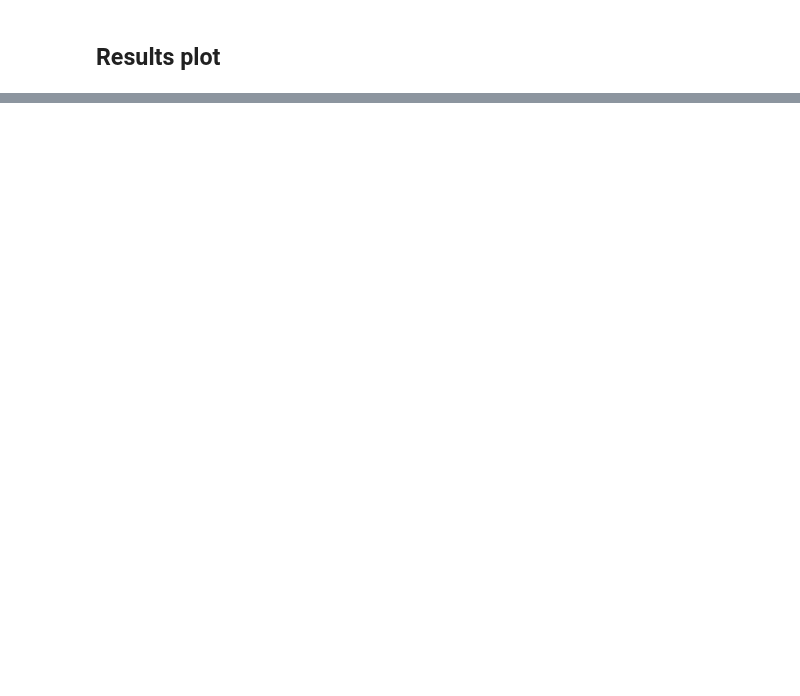
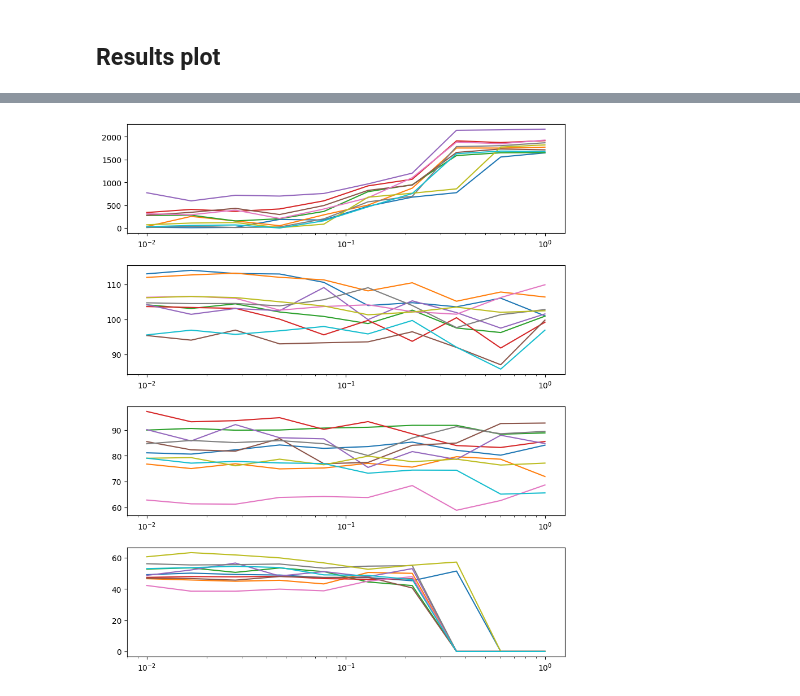
Before and after one commit to caillebotteAntoine/sdg4varselect, a Jupyter notebook: results/simulation_study/precond_test/preconditionner_study.ipynb, the cells around one changed output, grey strips where cells are left out. Drawn from its saved outputs; the diff is of its cells as text; code cells hidden in the pictures; blank space fills up the shorter version.

```diff
--- a/results/simulation_study/precond_test/preconditionner_study.ipynb
+++ b/results/simulation_study/precond_test/preconditionner_study.ipynb
@@ -215 +228,21 @@ for ax in fig.axes:
+# %%
+fig = sdgplt.figure(10, 10)
+subfigs = fig.subfigures(4, 1)
+
+subfigs[0].subplots(1, 1).plot(
+    results[0][0].lbd_set,
+    jnp.array([[r.last_theta[1, 6] for r in run] for run in results[0]]).T,
+)
+
+subfigs[0].axes[0].set_xscale("log")
+
+for i in range(3):
+    subfigs[i + 1].subplots(1, 1).plot(
+        results[0][0].lbd_set,
+        jnp.array([[r.last_theta[1, 8 + i] for r in run] for run in results[0]]).T,
+    )
+
+    subfigs[i + 1].axes[0].set_xscale("log")
+# %% [output]
+[figure, added]
 # %%
```
Also changed, not shown: parts of 6 cells of this notebook, 9 other files.
